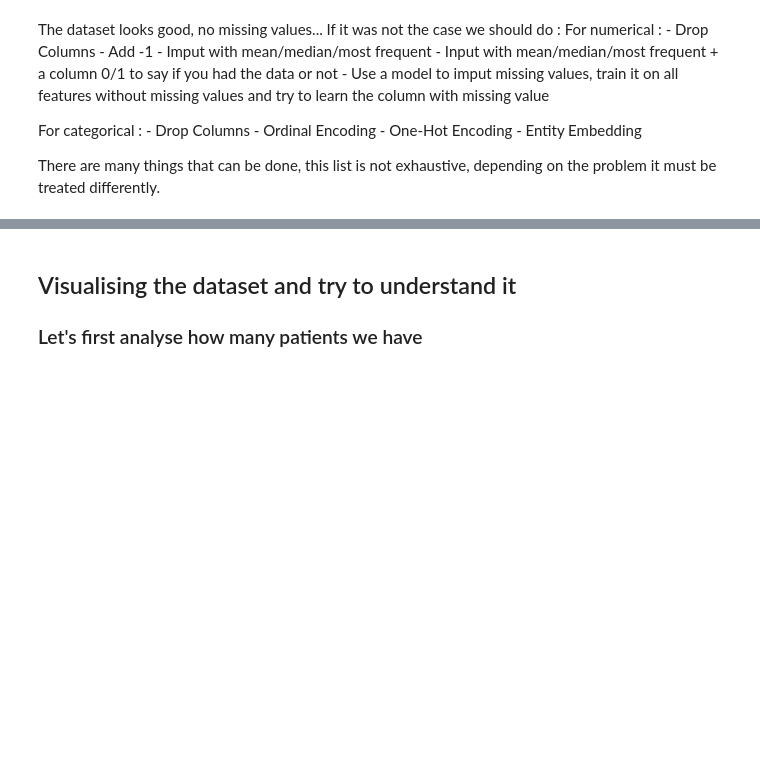
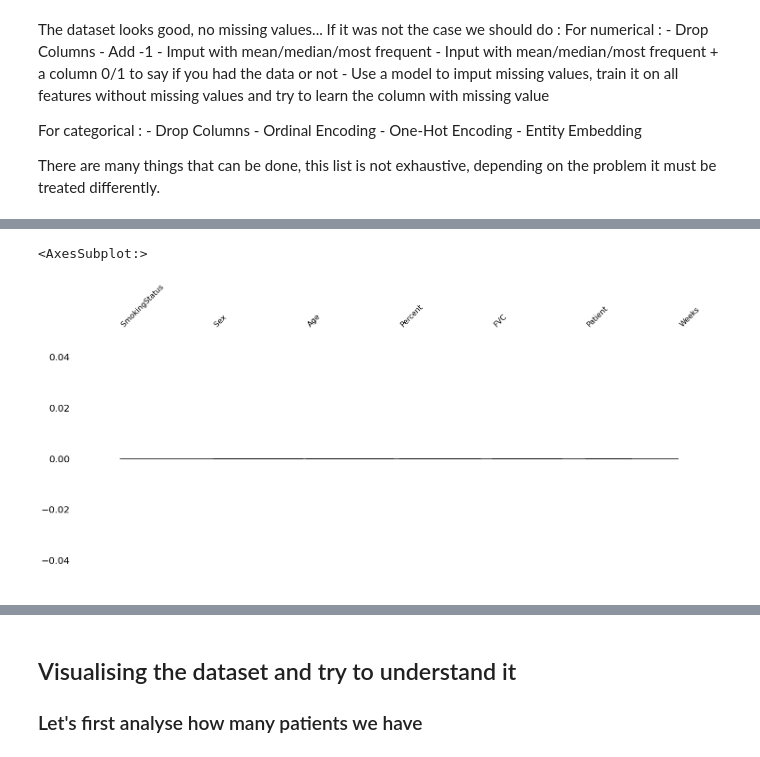
Before and after one commit to Quentinmht/1.Regression-Task, a Jupyter notebook: eda.ipynb, the cells around one changed output, grey strips where cells are left out. Drawn from its saved outputs; the diff is of its cells as text; code cells hidden in the pictures; blank space fills up the shorter version.

```diff
--- a/eda.ipynb
+++ b/eda.ipynb
@@ -99,0 +110,5 @@ There are many things that can be done, this list is not exhaustive, depending o
+# %%
+msno.dendrogram(train_df)
+# %% [output]
+<AxesSubplot:>
+[figure, added]
```
Also changed, not shown: parts of 7 cells of this notebook.
